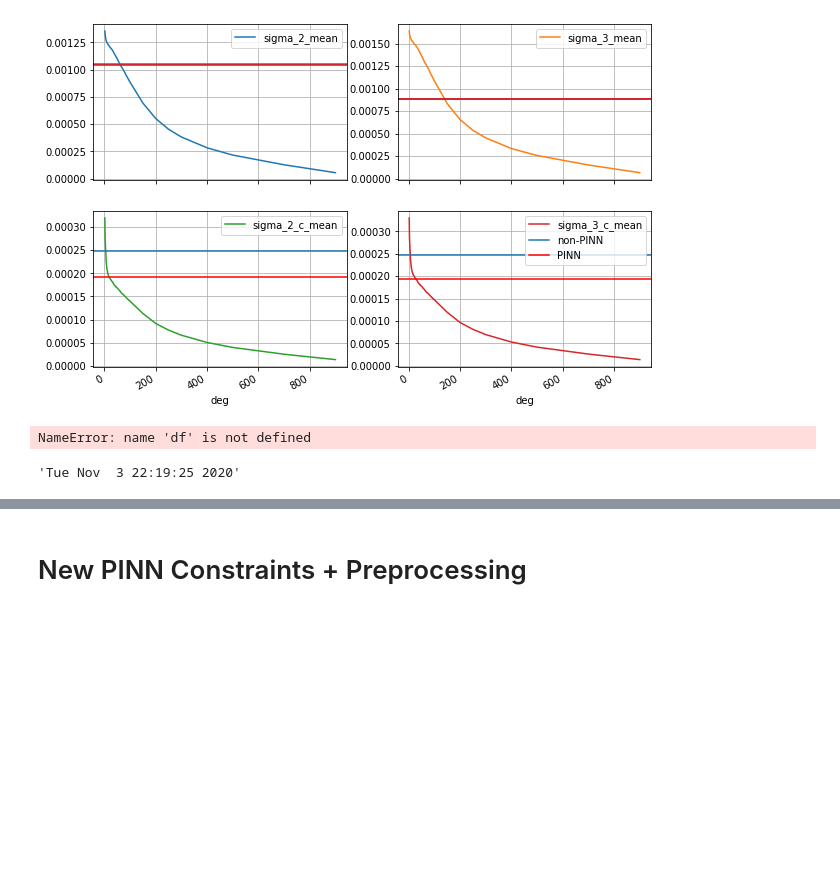
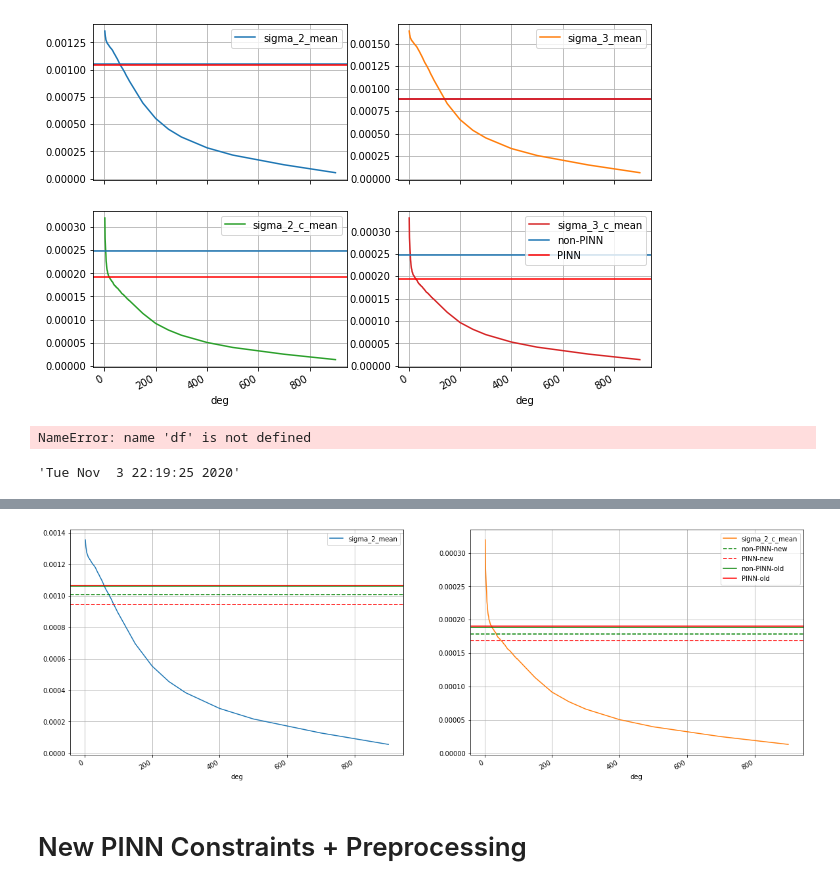
Before and after one commit to MartinAstro/GravNN, a Jupyter notebook: Scripts/Notebooks/baseline_world.ipynb, the cells around one changed output, grey strips where cells are left out. Saved outputs shown, nothing was run; the diff lists cells and outputs as text; code cells hidden in the pictures; blank space fills up the shorter version.

```diff
--- a/Scripts/Notebooks/baseline_world.ipynb
+++ b/Scripts/Notebooks/baseline_world.ipynb
@@ -111,3 +124,35 @@ nn_df[nn_df['N_train'] == 40000][nn_df['PINN_flag'] == True][nn_df['epochs'] ==
+# %%
+scale=2
+axes = df.plot(x=None, y=['sigma_2_mean', 'sigma_2_c_mean'],  subplots=True, layout=(1,2), figsize=(10*scale, 3.5*scale), grid=True)
+
+data = nn_df.loc['Sun Nov 15 06:14:11 2020']
+
+axes[0][0].axhline(y=data['sigma_2_mean'], label='non-PINN-new', c='g', linestyle='--')
+axes[0][1].axhline(y=data['sigma_2_c_mean'], label='non-PINN-new', c='g', linestyle='--')
+
+data = nn_df.loc['Sun Nov 15 07:34:43 2020']
+
+axes[0][0].axhline(y=data['sigma_2_mean'], label='PINN-new', c='r', linestyle='--')
+axes[0][1].axhline(y=data['sigma_2_c_mean'], label='PINN-new', c='r', linestyle='--')
+
+#data = nn_df.loc['Mon Nov  2 02:33:21 2020']
+data = nn_df.loc['Thu Oct 29 22:11:15 2020']
+
+axes[0][0].axhline(y=data['sigma_2_mean'], label='non-PINN-old', c='g')
+axes[0][1].axhline(y=data['sigma_2_c_mean'], label='non-PINN-old', c='g')
+
+#data = nn_df.loc['Mon Nov  2 03:57:02 2020']
+data = nn_df.loc['Sat Oct 31 17:42:14 2020']
+
+
+axes[0][0].axhline(y=data['sigma_2_mean'], label='PINN-old', c='r')
+axes[0][1].axhline(y=data['sigma_2_c_mean'], label='PINN-old', c='r')
+
+
+plt.legend()
+plt.savefig("C:\\Users\\John\\Documents\\Research\\ML_Gravity\\Plots\\World\\rse_pinn_v1_vs_v2.pdf")
+# %% [output]
+[figure, added]
 # %% [markdown]
 # New PINN Constraints + Preprocessing
 # %%
```
Also changed, not shown: parts of 7 cells of this notebook, 52 other files.
